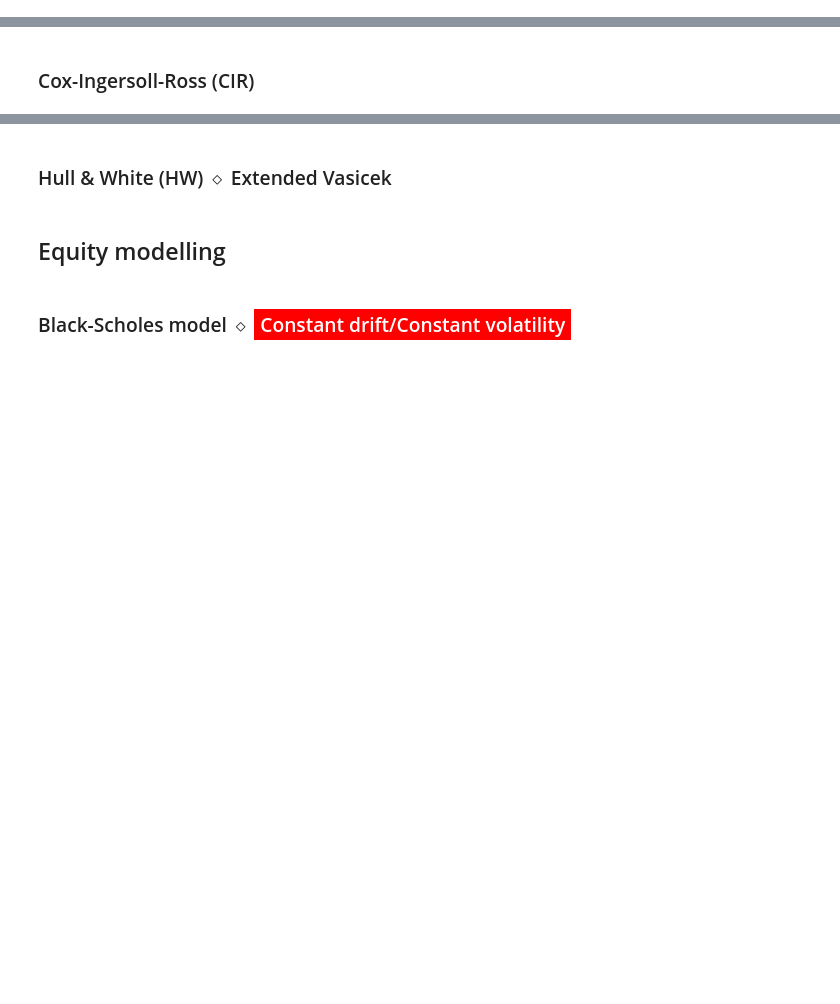
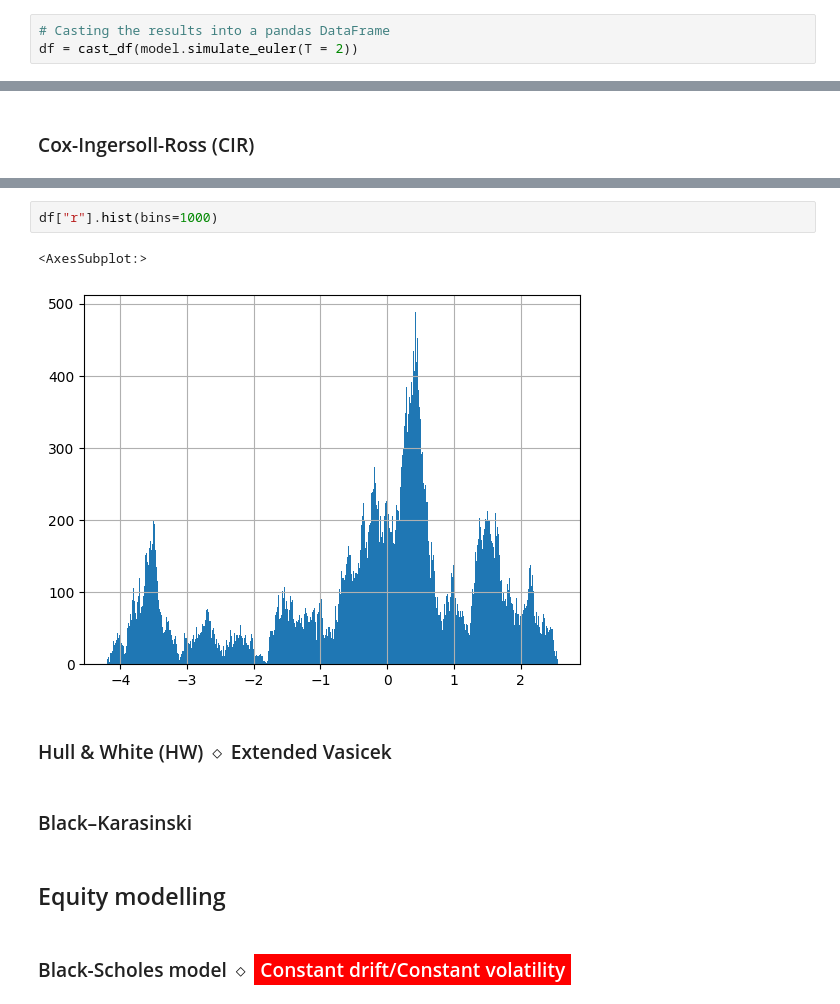
Before and after one commit to lcsrodriguez/CuttingEdge-Milliman, a Jupyter notebook: main.ipynb, the cells around one changed output, grey strips where cells are left out. Saved outputs shown, nothing was run; the diff lists cells and outputs as text; blank space fills up the shorter version.

```diff
--- a/main.ipynb
+++ b/main.ipynb
@@ -193,0 +148,3 @@ def sim_rates_vasicek_exact(m: VasicekModel = dftVasicek) -> np.ndarray:
+# %%
+# Casting the results into a pandas DataFrame
+df = cast_df(model.simulate_euler(T = 2))
@@ -224,5 +218,12 @@ class CIRModel:
+# %%
+df["r"].hist(bins=1000)
+# %% [output]
+<AxesSubplot:>
+[figure, added]
 # %% [markdown]
 ### Hull & White (HW) $\diamond$ Extended Vasicek
+# %% [markdown]
+### Black–Karasinski
 # %% [markdown]
 ## Equity modelling
 # %% [markdown]
```
Also changed, not shown: parts of 15 cells of this notebook.
